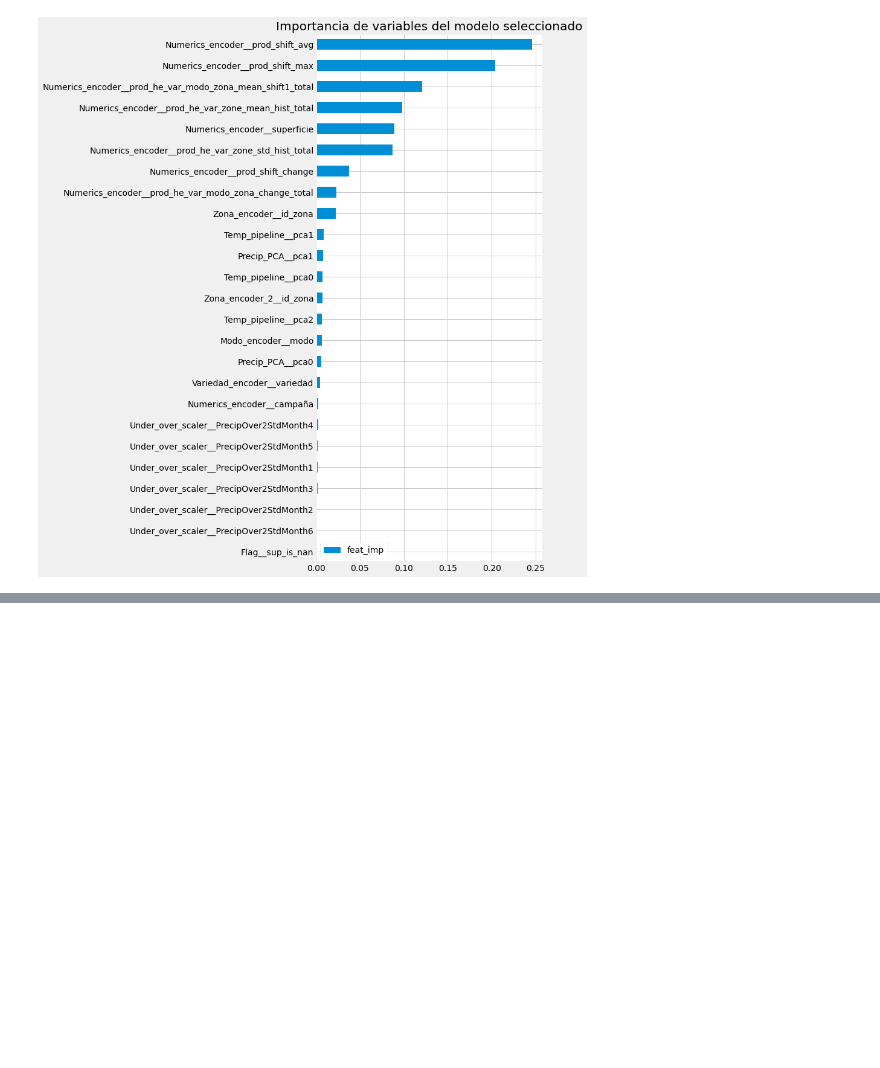
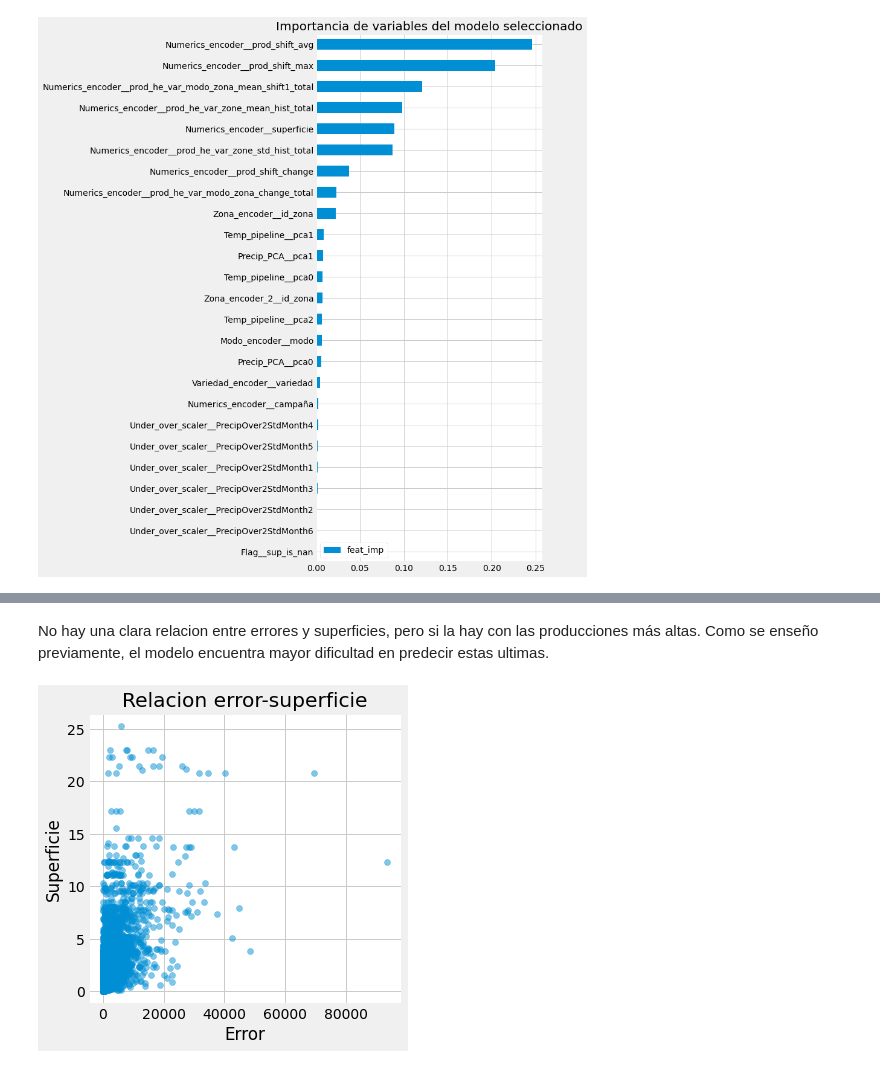
Before and after one commit to vitostamatti/datathon-cajamar-malbecs, a Jupyter notebook: notebooks/01-Exploracion-Malbecs.ipynb, the cells around one changed output, grey strips where cells are left out. Cells and saved outputs as stored; diff of their text form; code cells hidden in the pictures; blank space fills up the shorter version.

```diff
--- a/notebooks/01-Exploracion-Malbecs.ipynb
+++ b/notebooks/01-Exploracion-Malbecs.ipynb
@@ -1634,0 +1663,11 @@ Análisis de errores
+# %% [markdown]
+No hay una clara relacion entre errores y superficies, pero si la hay con las producciones más altas. Como se enseño previamente, el modelo encuentra mayor dificultad en predecir estas ultimas.
+# %%
+plt.figure(figsize=(5,5))
+plt.scatter(x=df_errores.error, y=df_errores.superficie , alpha=0.5)
+plt.xlabel('Error')
+plt.ylabel('Superficie')
+plt.title('Relacion error-superficie')
+plt.show()
+# %% [output]
+[figure, added]
```
Also changed, not shown: parts of 48 cells of this notebook, 2 other files.
